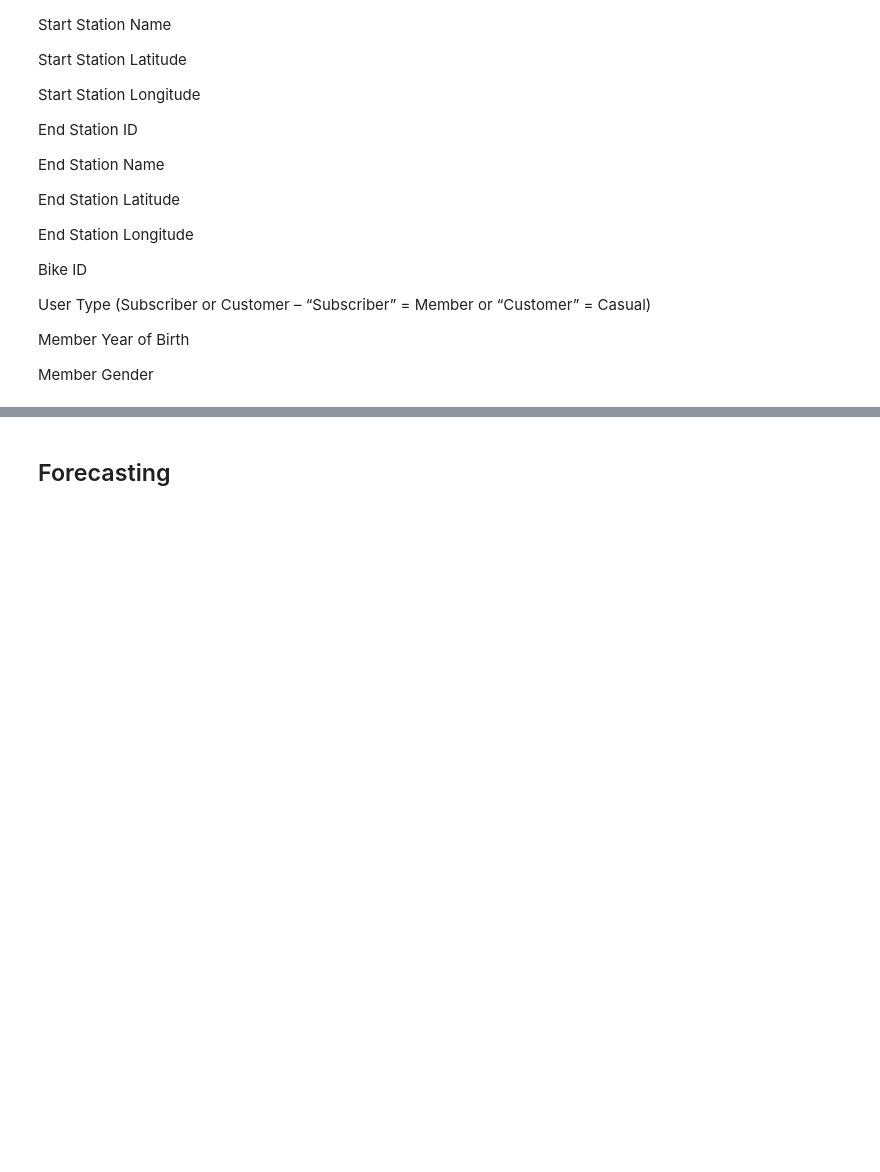
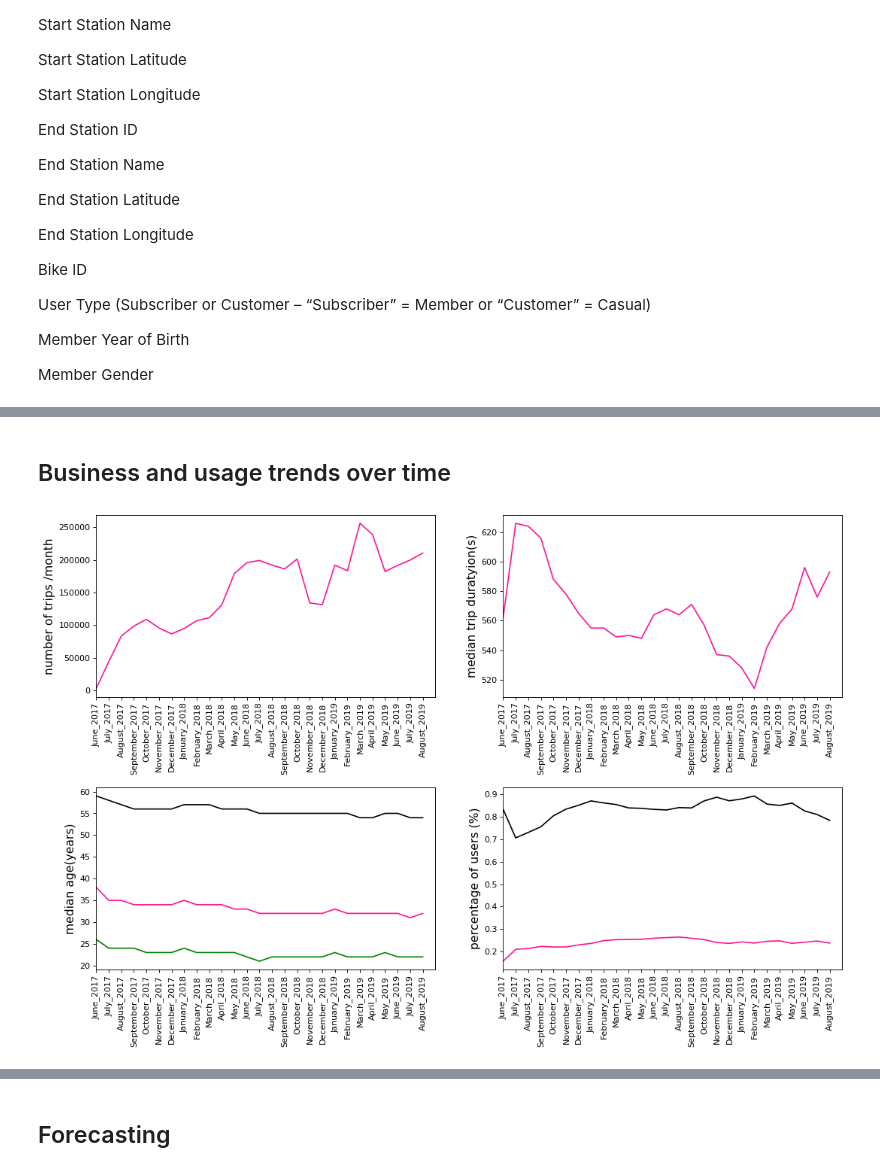
Before and after one commit to diogorpeixoto/lyftbaywheels, a Jupyter notebook: Lyft_Bay_Wheels.ipynb, the cells around one changed output, grey strips where cells are left out. Drawn from its saved outputs; the diff is of its cells as text; code cells hidden in the pictures; blank space fills up the shorter version.

```diff
--- a/Lyft_Bay_Wheels.ipynb
+++ b/Lyft_Bay_Wheels.ipynb
@@ -109,3 +90,0 @@ print(all_filenames_sorted)
-# %%
-year ='2019'
-[print(f) for f in all_filenames_sorted if year in f ]
@@ -270,0 +136,2 @@ def make_trip_count_matrix(data_frame):
+# %% [markdown]
+## Business and usage trends over time
@@ -270,0 +188,6 @@ def make_trip_count_matrix(data_frame):
+# %%
+# Create dataframes of extracted monthly features and concatenate them in a continuous df
+df_monthly_2017 = extract_monthly_features(data_frame_2017_sorted,"2017")
+df_monthly_2018 = extract_monthly_features(data_frame_2018_sorted,"2018")
+df_monthly_2019 = extract_monthly_features(data_frame_2019_sorted,"2019")
+df_new = pd.concat([df_monthly_2017,df_monthly_2018,df_monthly_2019], axis=0)
@@ -270,0 +249,6 @@ def make_trip_count_matrix(data_frame):
+# %%
+# Plot monthly features of interest over time
+
+plot_monthly_features(df_new)
+# %% [output]
+[figure, added]
```
Also changed, not shown: parts of 70 cells of this notebook.
